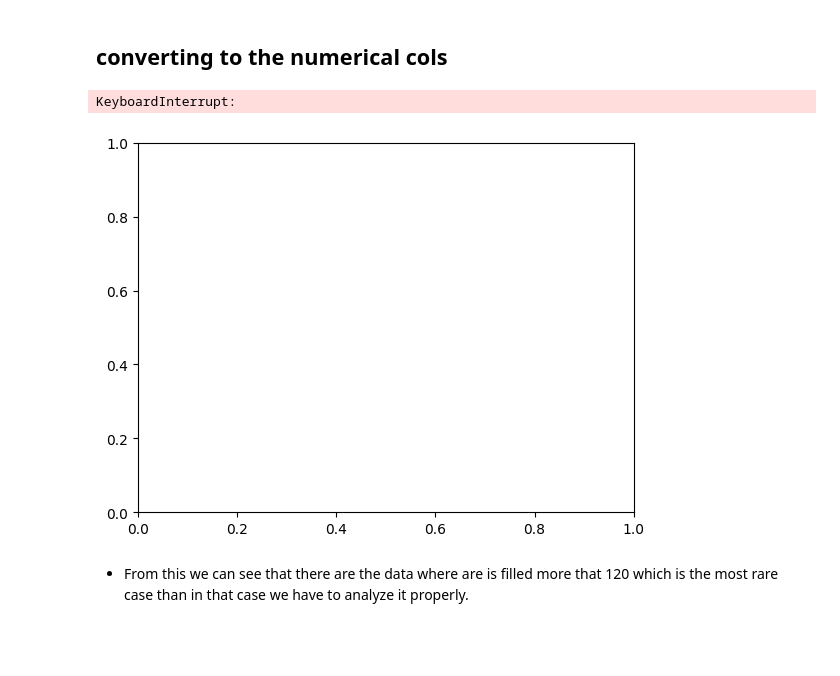
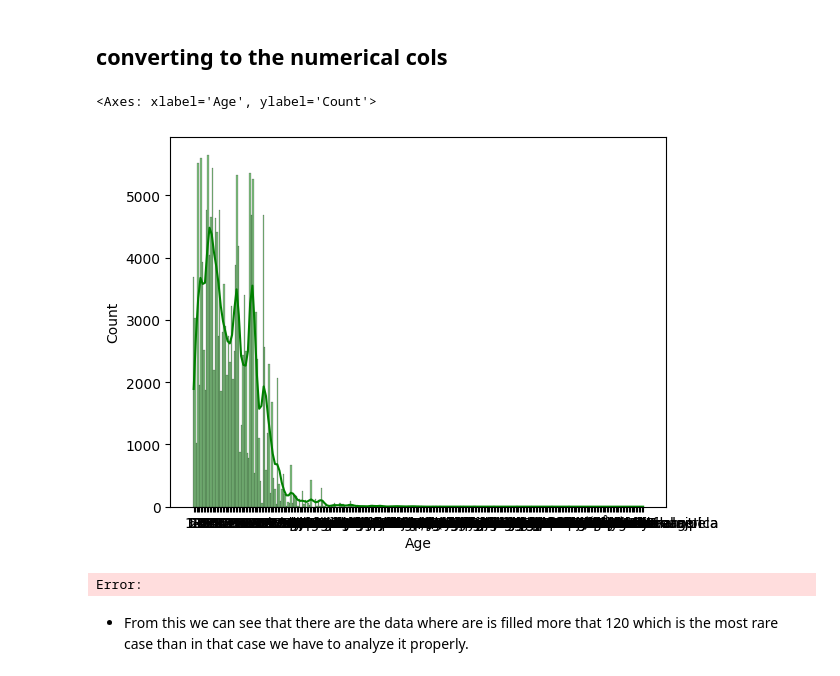
Before and after one commit to ak12thwonder/Multi_domain_Recommendation, a Jupyter notebook: notebooks/book_cleaning.ipynb, the cells around one changed output. Drawn from its saved outputs; the diff is of its cells as text; code cells hidden in the pictures; blank space fills up the shorter version.

```diff
--- a/notebooks/book_cleaning.ipynb
+++ b/notebooks/book_cleaning.ipynb
@@ -368,10 +368,11 @@ df_user['Age'] = df_user['Age'].str.strip()
 # Step 2: Convert to numeric, forcing non-numeric values to NaN
 df_user['Age'] = pd.to_numeric(df_user['Age'], errors='coerce')
 # %%
-sns.histplot(df_user['Age'], bins=20, kde=True, edgecolor='black', color='green')
+sns.histplot(df_user['Age'], bins=100, kde=True, edgecolor='black', color='green')
 # %% [output]
-KeyboardInterrupt:
+<Axes: xlabel='Age', ylabel='Count'>
-[figure, old version]
+[figure, new version]
+Error:
 # %% [markdown]
 - From this we can see that there are the data where are is filled more that 120 which is the most rare case than in that case we have to analyze it properly.
 # %%
```
Also changed, not shown: 8 other files.
